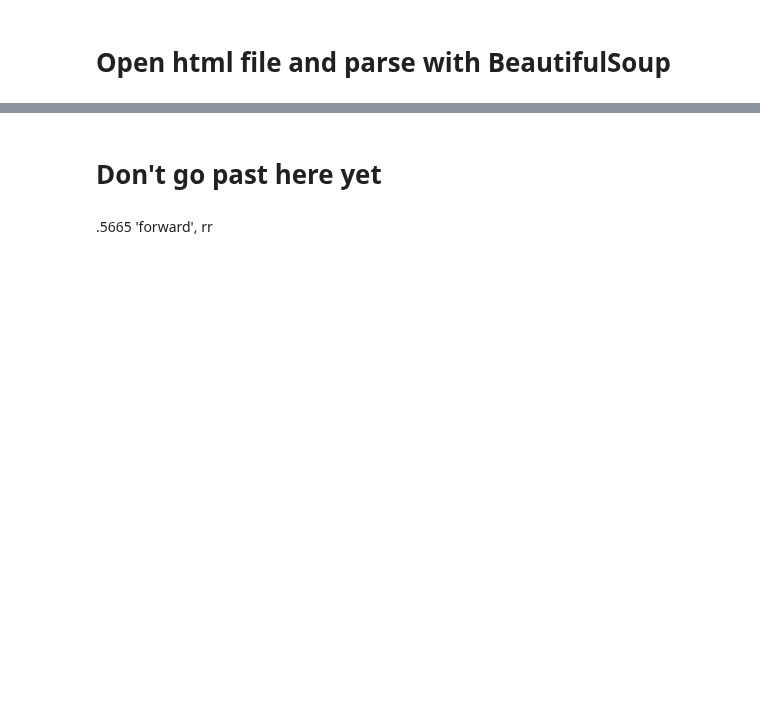
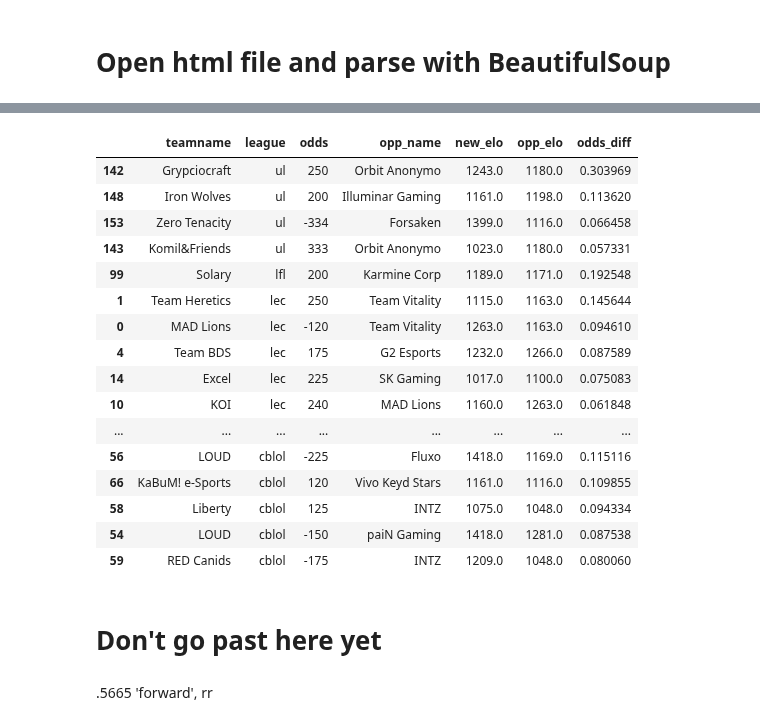
Before and after one commit to richie-p-meyer/league, a Jupyter notebook: scratch.ipynb, the cells around one changed output, grey strips where cells are left out. Drawn from its saved outputs; the diff is of its cells as text; code cells hidden in the pictures; blank space fills up the shorter version.

```diff
--- a/scratch.ipynb
+++ b/scratch.ipynb
@@ -273,6 +287,16 @@ def best_of_3_odds(df, teams, opponents, bet_odds):
     temp['odds_diff'] = temp.series_odds - temp.implied_odds
     temp.sort_values('odds_diff', ascending=False, inplace=True)
     return temp.reset_index(drop=True)
+# %%
+def calc_odds_diff(df):
+    df['implied_odds'] = df.odds.apply(win_prob)
+    df['elo_odds'] = df.apply(lambda row: win_percent(row['new_elo'], row['opp_elo']), axis=1)
+    df['series_odds_3'] = df.apply(lambda row: series_3(row['elo_odds']), axis=1)
+    df['series_odds_5'] = df.apply(lambda row: series_5(row['elo_odds']), axis=1)
+    df['odds_diff'] = df.elo_odds - df.implied_odds
+    df['odds_diff_3'] = df.series_odds_3 - df.implied_odds
+    df['odds_diff_5'] = df.series_odds_5 - df.implied_odds
+    return df
 # %%
 #Read in df and create 'current_elo' df
 df = pd.read_csv('final.csv',index_col=0)
@@ -437,3 +399,33 @@ bet
+# %%
+# Create df with implied odds, elo odds, and the difference for all upcoming games
+temp = pd.merge(bet,current_elo[['teamname','new_elo']],on='teamname')
+monies = pd.merge(temp,current_elo[['teamname','new_elo']],left_on='opp_name',right_on='teamname')
+del monies['teamname_y']
+monies.columns = ['teamname','odds','opp_name','league','new_elo','opp_elo']
+monies = calc_odds_diff(monies)
+monies1 =monies[~monies.league.isin(['lck','lpl'])][['teamname','league','odds','opp_name','new_elo','opp_elo','odds_diff']].sort_values(['league','odds_diff'],ascending=False)
+monies1 = monies1[monies1.odds_diff>.05]
+monies3 =monies[monies.league.isin(['lck','lpl'])][['teamname','league','odds','opp_name','new_elo','opp_elo','odds_diff_3']].sort_values('odds_diff_3',ascending=False)
+# %%
+monies1
+# %% [output]
+|  | teamname | league | odds | opp_name | new_elo | opp_elo | odds_diff |
+| 142 | Grypciocraft | ul | 250 | Orbit Anonymo | 1243.0 | 1180.0 | 0.303969 |
+| 148 | Iron Wolves | ul | 200 | Illuminar Gaming | 1161.0 | 1198.0 | 0.113620 |
+| 153 | Zero Tenacity | ul | -334 | Forsaken | 1399.0 | 1116.0 | 0.066458 |
+| 143 | Komil&Friends | ul | 333 | Orbit Anonymo | 1023.0 | 1180.0 | 0.057331 |
+| 99 | Solary | lfl | 200 | Karmine Corp | 1189.0 | 1171.0 | 0.192548 |
+| 1 | Team Heretics | lec | 250 | Team Vitality | 1115.0 | 1163.0 | 0.145644 |
+| 0 | MAD Lions | lec | -120 | Team Vitality | 1263.0 | 1163.0 | 0.094610 |
+| 4 | Team BDS | lec | 175 | G2 Esports | 1232.0 | 1266.0 | 0.087589 |
+| 14 | Excel | lec | 225 | SK Gaming | 1017.0 | 1100.0 | 0.075083 |
+| 10 | KOI | lec | 240 | MAD Lions | 1160.0 | 1263.0 | 0.061848 |
+| ... | ... | ... | ... | ... | ... | ... | ... |
+| 56 | LOUD | cblol | -225 | Fluxo | 1418.0 | 1169.0 | 0.115116 |
+| 66 | KaBuM! e-Sports | cblol | 120 | Vivo Keyd Stars | 1161.0 | 1116.0 | 0.109855 |
+| 58 | Liberty | cblol | 125 | INTZ | 1075.0 | 1048.0 | 0.094334 |
+| 54 | LOUD | cblol | -150 | paiN Gaming | 1418.0 | 1281.0 | 0.087538 |
+| 59 | RED Canids | cblol | -175 | INTZ | 1209.0 | 1048.0 | 0.080060 |
 # %% [markdown]
 # Don't go past here yet
 # %%
```
Also changed, not shown: parts of 13 cells of this notebook, 11 other files.
